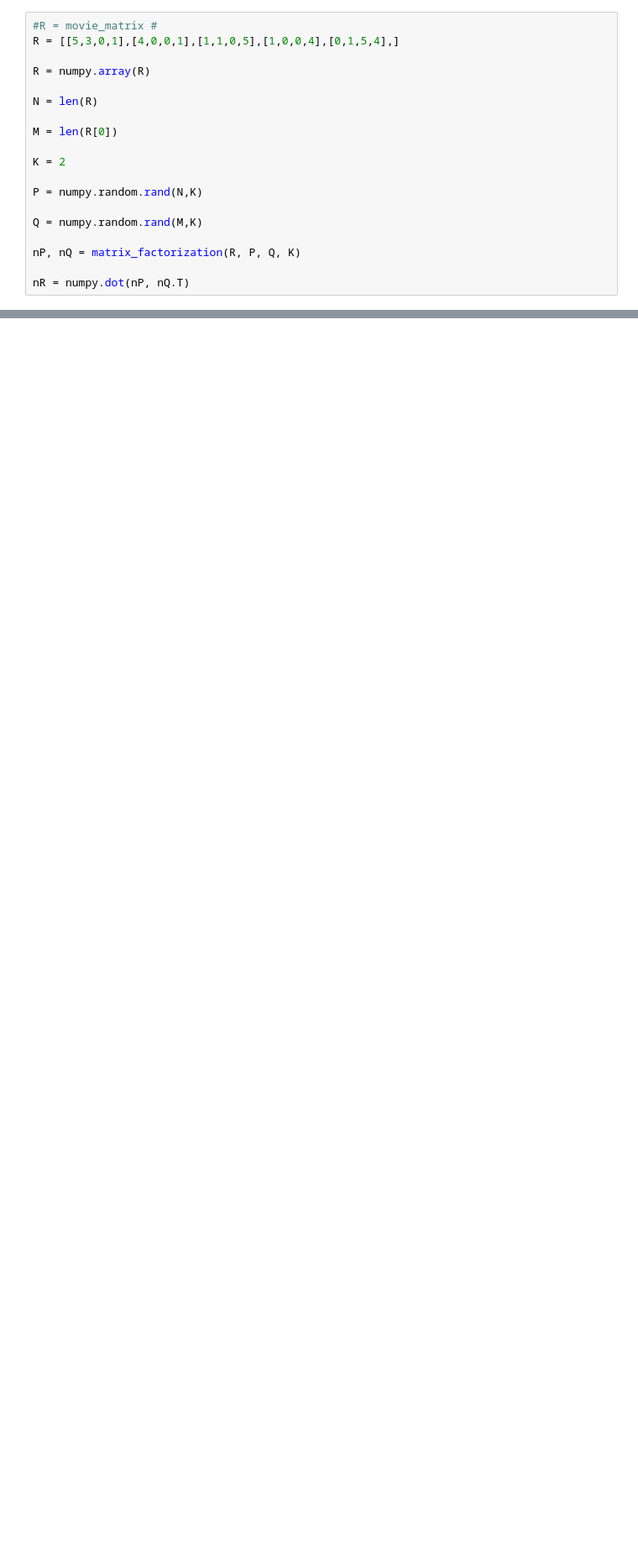
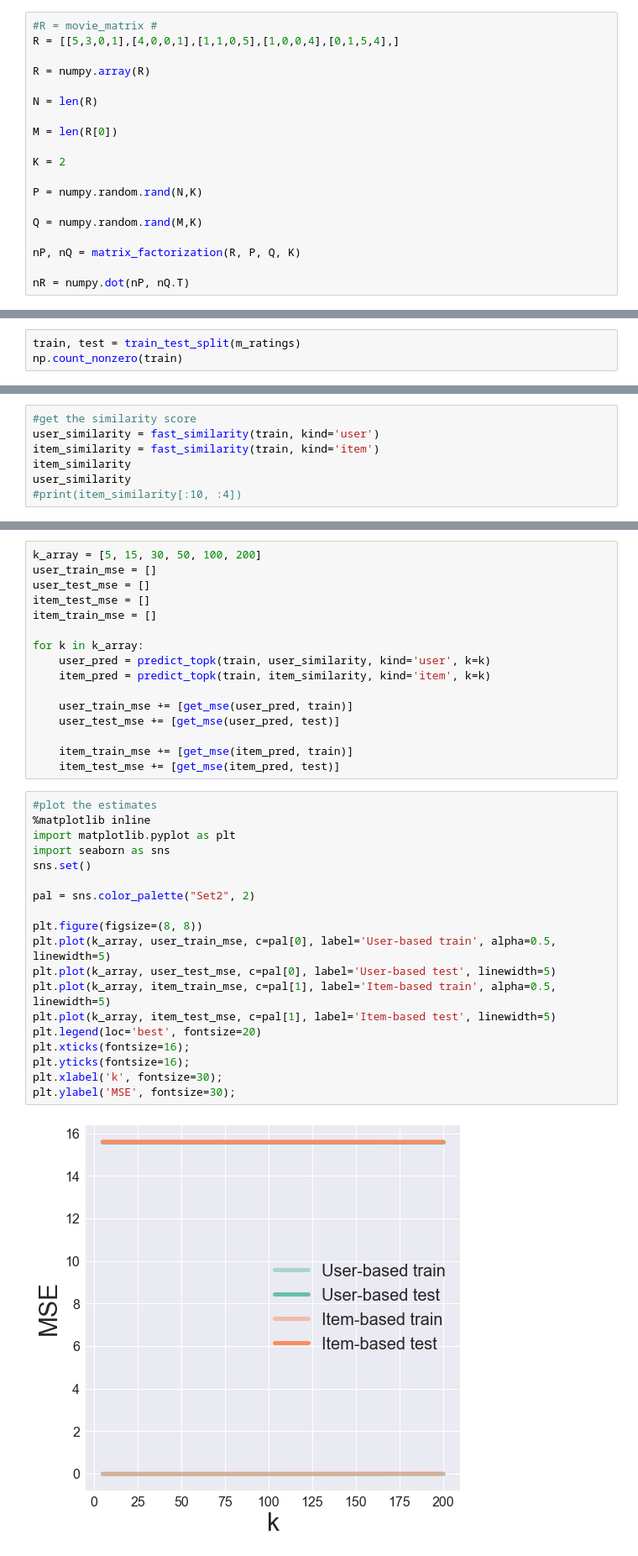
Before and after one commit to tobikuhlmann/movie-recommendation-lab, a Jupyter notebook: movie_lab_4.ipynb, the cells around one changed output, grey strips where cells are left out. Shown: that part at 84% size. Saved outputs shown, nothing was run; the diff lists cells and outputs as text; blank space fills up the shorter version.

```diff
--- a/movie_lab_4.ipynb
+++ b/movie_lab_4.ipynb
@@ -262,0 +408,3 @@ nR
+# %%
+train, test = train_test_split(m_ratings)
+np.count_nonzero(train)
@@ -262,0 +440,7 @@ nR
+# %%
+#get the similarity score
+user_similarity = fast_similarity(train, kind='user')
+item_similarity = fast_similarity(train, kind='item')
+item_similarity
+user_similarity
+#print(item_similarity[:10, :4])
@@ -262,0 +536,37 @@ nR
+# %%
+k_array = [5, 15, 30, 50, 100, 200]
+user_train_mse = []
+user_test_mse = []
+item_test_mse = []
+item_train_mse = []
+
+for k in k_array:
+    user_pred = predict_topk(train, user_similarity, kind='user', k=k)
+    item_pred = predict_topk(train, item_similarity, kind='item', k=k)
+
+    user_train_mse += [get_mse(user_pred, train)]
+    user_test_mse += [get_mse(user_pred, test)]
+
+    item_train_mse += [get_mse(item_pred, train)]
+    item_test_mse += [get_mse(item_pred, test)]
+# %%
+#plot the estimates
+%matplotlib inline
+import matplotlib.pyplot as plt
+import seaborn as sns
+sns.set()
+
+pal = sns.color_palette("Set2", 2)
+
+plt.figure(figsize=(8, 8))
+plt.plot(k_array, user_train_mse, c=pal[0], label='User-based train', alpha=0.5, linewidth=5)
+plt.plot(k_array, user_test_mse, c=pal[0], label='User-based test', linewidth=5)
+plt.plot(k_array, item_train_mse, c=pal[1], label='Item-based train', alpha=0.5, linewidth=5)
+plt.plot(k_array, item_test_mse, c=pal[1], label='Item-based test', linewidth=5)
+plt.legend(loc='best', fontsize=20)
+plt.xticks(fontsize=16);
+plt.yticks(fontsize=16);
+plt.xlabel('k', fontsize=30);
+plt.ylabel('MSE', fontsize=30);
+# %% [output]
+[figure, added]
```
Also changed, not shown: parts of 24 cells of this notebook.
